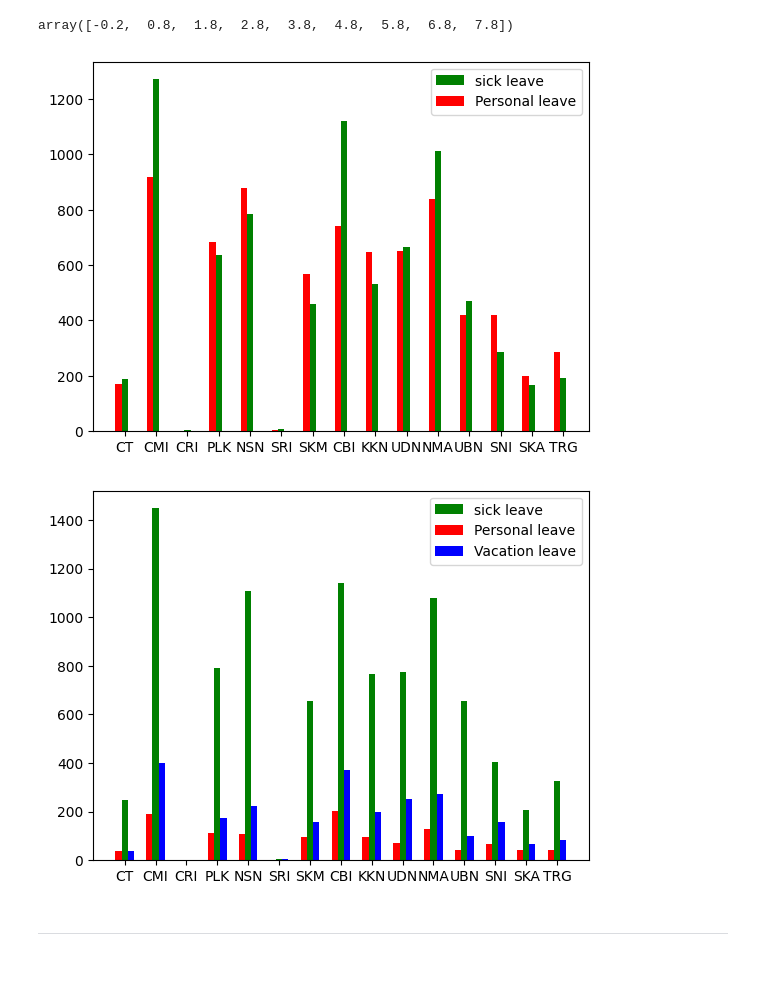
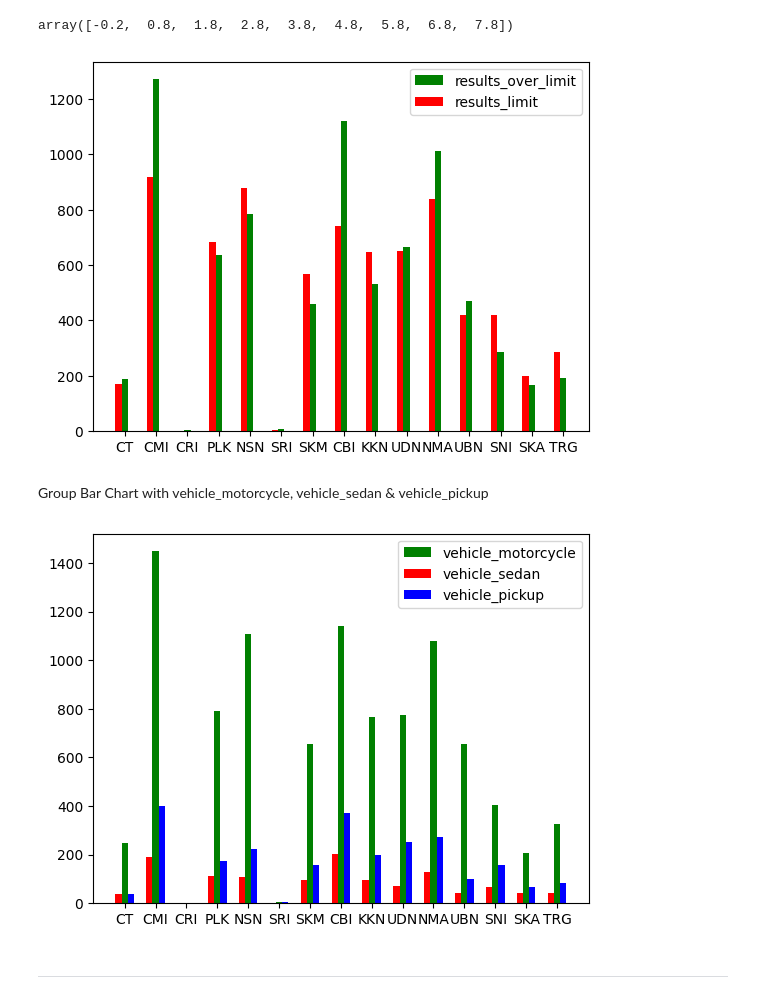
Before and after one commit to sitthatkaja/DPDM2023, a Jupyter notebook: Data102(Chapter2).ipynb, the cells around one changed output. Drawn from its saved outputs; the diff is of its cells as text; code cells hidden in the pictures; blank space fills up the shorter version.

```diff
--- a/Data102(Chapter2).ipynb
+++ b/Data102(Chapter2).ipynb
@@ -666,21 +898,23 @@ np.array(range(len(table_from_drive)))-width
 array([-0.2,  0.8,  1.8,  2.8,  3.8,  4.8,  5.8,  6.8,  7.8])
 # %%
 width = 0.2
-plt.bar(range(len(n_table)), n_table['results_over_limit'],width,color='g',label='sick leave')
-plt.bar(np.array(range(len(n_table)))-width, n_table['results_limit'],width,color='r',label='Personal leave')
+plt.bar(range(len(n_table)), n_table['results_over_limit'],width,color='g',label='results_over_limit')
+plt.bar(np.array(range(len(n_table)))-width, n_table['results_limit'],width,color='r',label='results_limit')
 plt.xticks(range(len(n_table)),labels)
 plt.legend();
 # %% [output]
-[figure, old version]
+[figure, new version]
+# %% [markdown]
+Group Bar Chart with vehicle_motorcycle, vehicle_sedan  & vehicle_pickup
 # %%
 width = 0.2
-plt.bar(range(len(n_table)), n_table['vehicle_motorcycle'],width,color='g',label='sick leave')
-plt.bar(np.array(range(len(n_table)))-width, n_table['vehicle_sedan '],width,color='r',label='Personal leave')
-plt.bar(np.array(range(len(n_table)))+width, n_table['vehicle_pickup'],width,color='b',label='Vacation leave')
+plt.bar(range(len(n_table)), n_table['vehicle_motorcycle'],width,color='g',label='vehicle_motorcycle')
+plt.bar(np.array(range(len(n_table)))-width, n_table['vehicle_sedan '],width,color='r',label='vehicle_sedan')
+plt.bar(np.array(range(len(n_table)))+width, n_table['vehicle_pickup'],width,color='b',label='vehicle_pickup')
 plt.xticks(range(len(n_table)),labels)
 plt.legend();
 # %% [output]
-[figure, old version]
+[figure, new version]
 # %% [markdown]
 ---
 # %%
```
Also changed, not shown: parts of 95 cells of this notebook.
